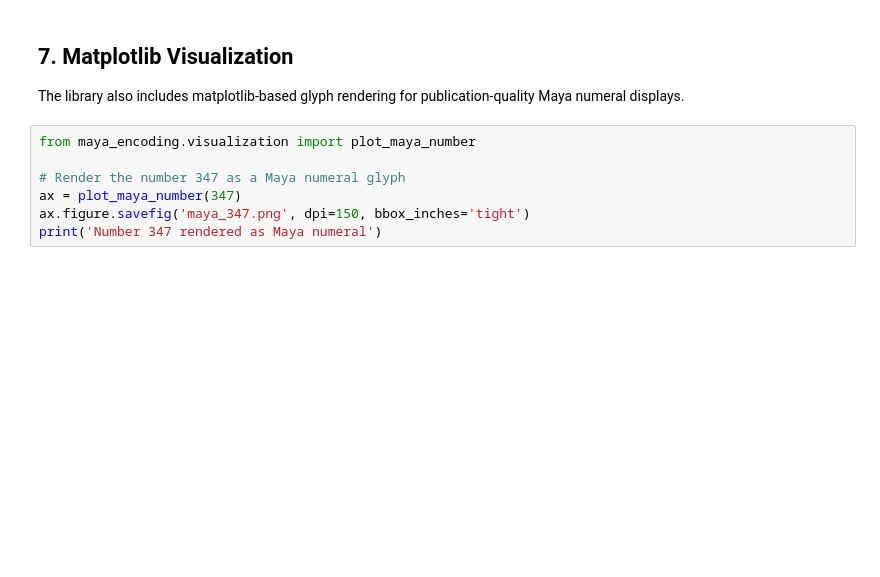
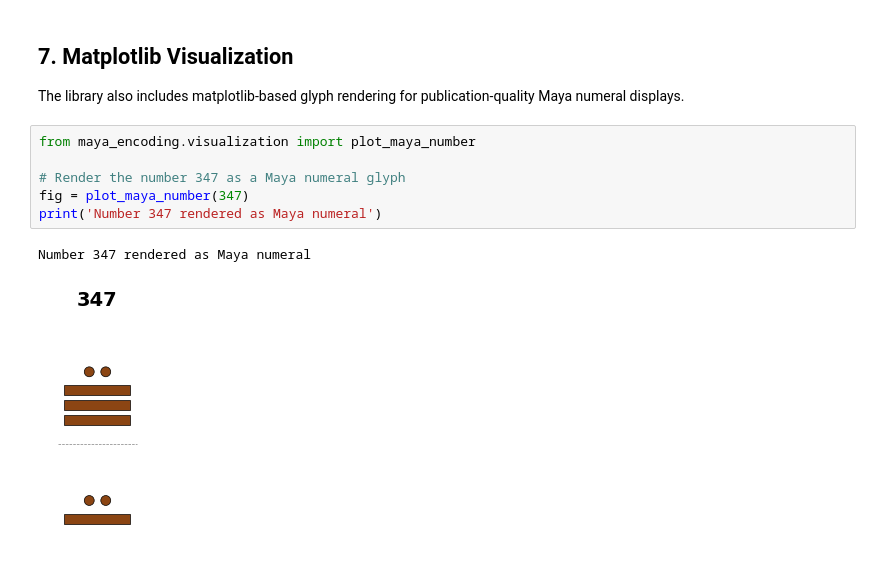
Before and after one commit to DanielRegaladoUMiami/maya-encoding, a Jupyter notebook: examples/02_vfd_deep_dive.ipynb, the cells around one changed output. Drawn from its saved outputs; the diff is of its cells as text; blank space fills up the shorter version.

```diff
--- a/examples/02_vfd_deep_dive.ipynb
+++ b/examples/02_vfd_deep_dive.ipynb
@@ -218,10 +259,12 @@ The library also includes matplotlib-based glyph rendering for publication-quali
 # %%
 from maya_encoding.visualization import plot_maya_number
 
 # Render the number 347 as a Maya numeral glyph
-ax = plot_maya_number(347)
-ax.figure.savefig('maya_347.png', dpi=150, bbox_inches='tight')
+fig = plot_maya_number(347)
 print('Number 347 rendered as Maya numeral')
+# %% [output]
+Number 347 rendered as Maya numeral
+[figure, added]
 # %%
 from maya_encoding.visualization import plot_maya_grid
 
```
Also changed, not shown: parts of 5 cells of this notebook.
